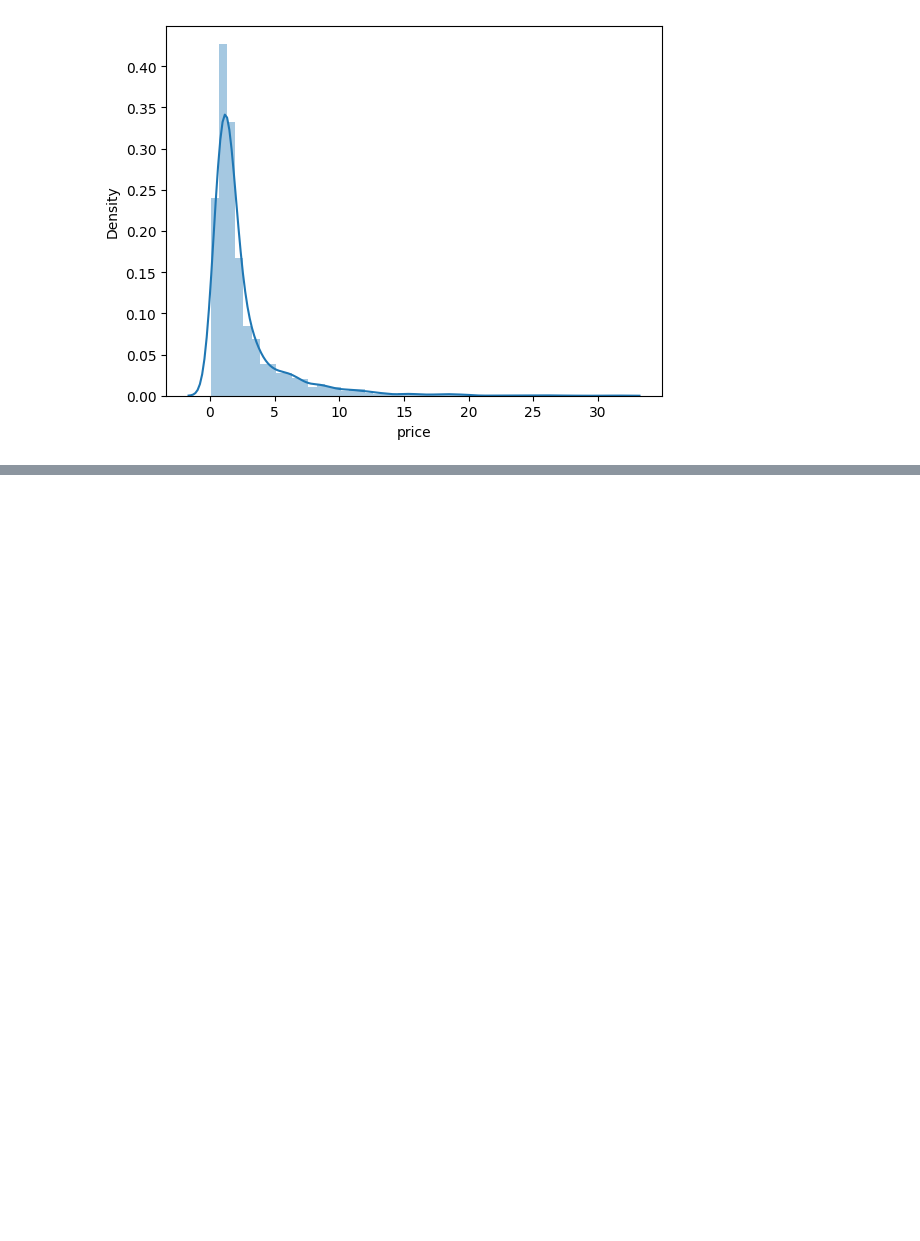
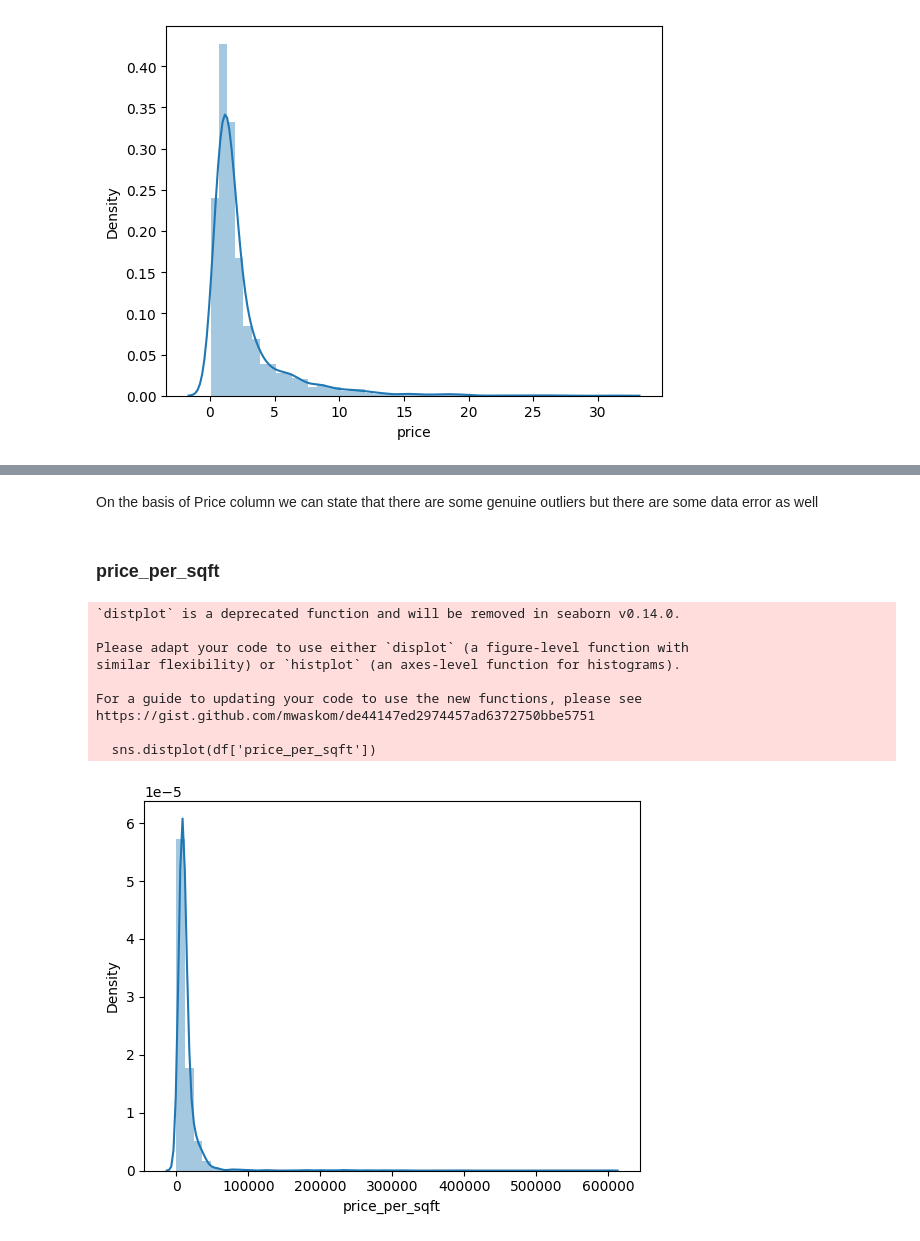
Before and after one commit to Apurba1903/Machine_Learning_Based_Real_Estate_System, a Jupyter notebook: EDA/outlier-treatment.ipynb, the cells around one changed output, grey strips where cells are left out. Drawn from its saved outputs; the diff is of its cells as text; code cells hidden in the pictures; blank space fills up the shorter version.

```diff
--- a/EDA/outlier-treatment.ipynb
+++ b/EDA/outlier-treatment.ipynb
@@ -45,0 +102,18 @@ https://gist.github.com/mwaskom/de44147ed2974457ad6372750bbe5751
+# %% [markdown]
+On the basis of Price column we can state that there are some genuine outliers but there are some data error as well
+# %% [markdown]
+### price_per_sqft
+# %%
+sns.distplot(df['price_per_sqft'])
+plt.show()
+# %% [output]
+`distplot` is a deprecated function and will be removed in seaborn v0.14.0.
+
+Please adapt your code to use either `displot` (a figure-level function with
+similar flexibility) or `histplot` (an axes-level function for histograms).
+
+For a guide to updating your code to use the new functions, please see
+https://gist.github.com/mwaskom/de44147ed2974457ad6372750bbe5751
+
+  sns.distplot(df['price_per_sqft'])
+[figure, added]
```
Also changed, not shown: parts of 32 cells of this notebook.
